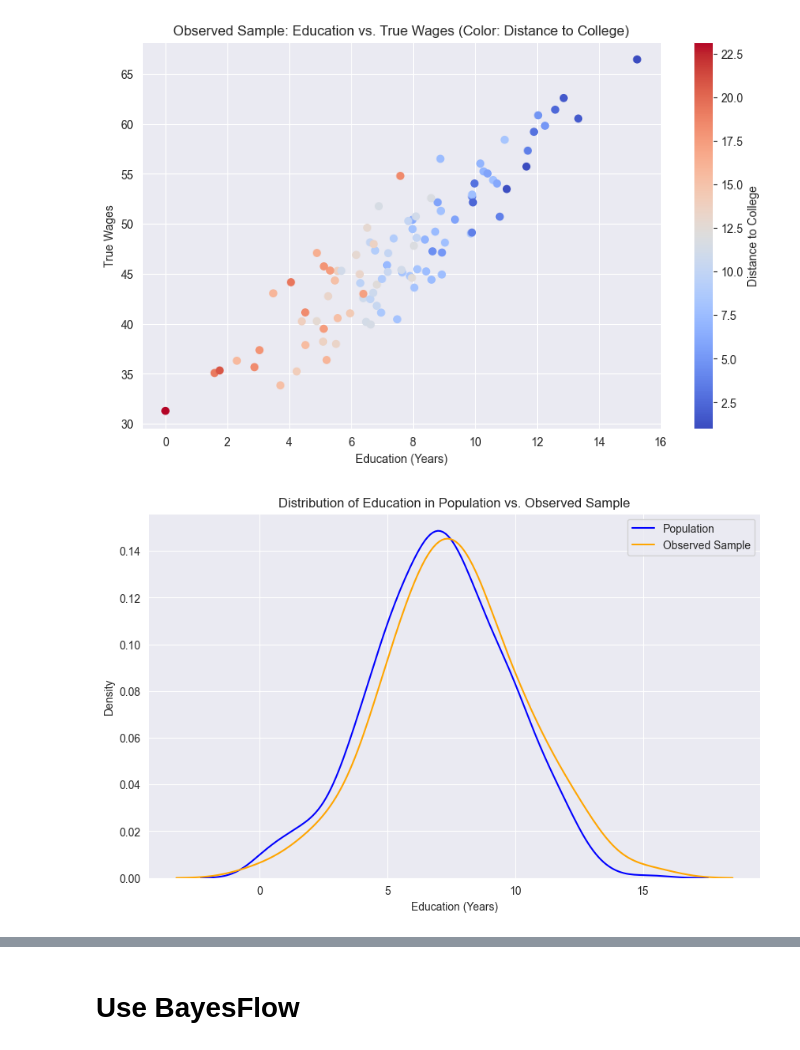
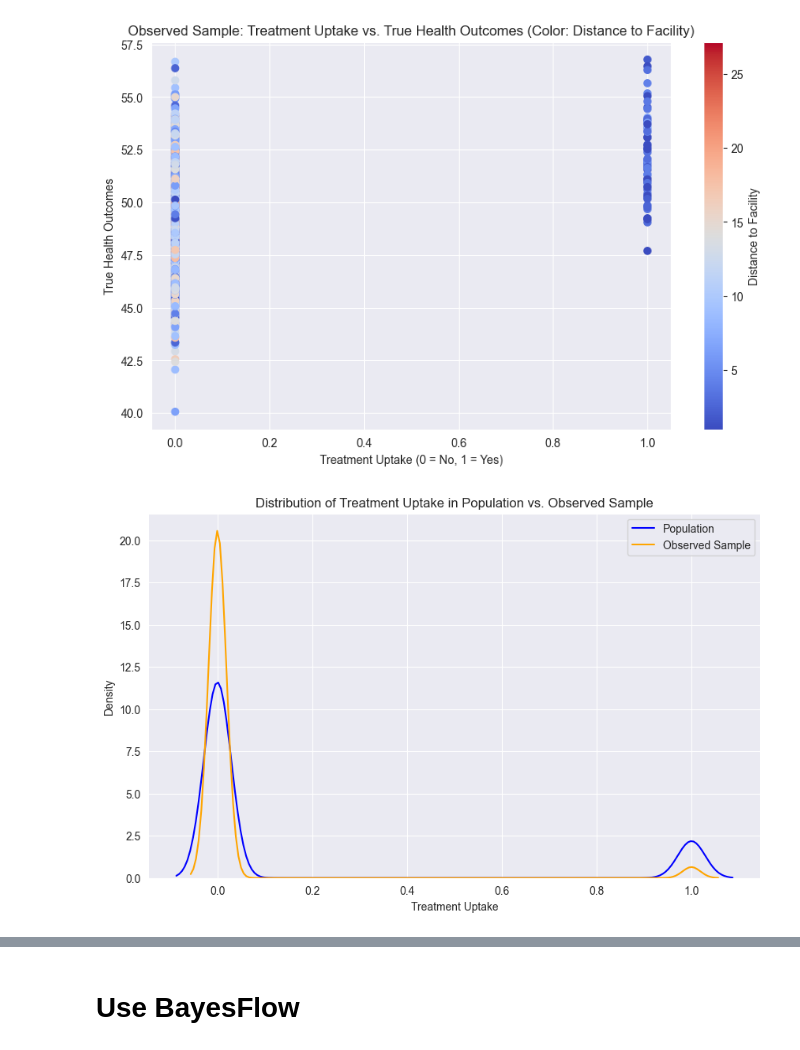
Before and after one commit to arrjon/AmortizedSelectionBias, a Jupyter notebook: IV example.ipynb, the cells around one changed output, grey strips where cells are left out. Saved outputs shown, nothing was run; the diff lists cells and outputs as text; code cells hidden in the pictures.

```diff
--- a/IV example.ipynb
+++ b/IV example.ipynb
@@ -60,36 +58,39 @@ def model(p_education: float = 2., ability_impact_wage: float = None, ability_im
 # %%
 np.random.seed(42)
 true_param = 2.0
-obs, pop = model(true_param, ability_impact_education=0.8, ability_impact_wage=3)
+obs, pop = clinical_trial_model(true_param, health_impact_treatment=0.8, health_impact_ability=3)
 # %%
-# Visualizing the relationship between education and true wages in the observed sample
+import matplotlib.pyplot as plt
+import seaborn as sns
+
+# Visualizing the relationship between treatment uptake and true health outcomes in the observed sample
 plt.figure(figsize=(10, 6))
-scatter = plt.scatter(x=obs['education'], y=obs['true_wages'], c=obs['distance_to_college'], cmap='coolwarm')
-plt.title('Observed Sample: Education vs. True Wages (Color: Distance to College)')
-plt.xlabel('Education (Years)')
-plt.ylabel('True Wages')
-plt.colorbar(scatter, label='Distance to College')
+scatter = plt.scatter(x=obs['treatment_uptake'], y=obs['true_health_outcomes'], c=obs['distance_to_facility'], cmap='coolwarm')
+plt.title('Observed Sample: Treatment Uptake vs. True Health Outcomes (Color: Distance to Facility)')
+plt.xlabel('Treatment Uptake (0 = No, 1 = Yes)')
+plt.ylabel('True Health Outcomes')
+plt.colorbar(scatter, label='Distance to Facility')
 plt.show()
 
-# Visualizing the distribution of education in both the population and observed sample
+# Visualizing the distribution of treatment uptake in both the population and observed sample
 plt.figure(figsize=(10, 6))
-sns.kdeplot(pop['education'], label='Population', color='blue')
-sns.kdeplot(obs['education'], label='Observed Sample', color='orange')
-plt.title('Distribution of Education in Population vs. Observed Sample')
-plt.xlabel('Education (Years)')
+sns.kdeplot(pop['treatment_uptake'], label='Population', color='blue', bw_adjust=0.5)
+sns.kdeplot(obs['treatment_uptake'], label='Observed Sample', color='orange', bw_adjust=0.5)
+plt.title('Distribution of Treatment Uptake in Population vs. Observed Sample')
+plt.xlabel('Treatment Uptake')
 plt.ylabel('Density')
 plt.legend()
 plt.show()
 
-# Visualizing the distribution of wages in both the population and observed sample
+# Visualizing the distribution of health outcomes in both the population and observed sample
 plt.figure(figsize=(10, 6))
-sns.kdeplot(pop['true_wages'], label='Population', color='green')
-sns.kdeplot(obs['true_wages'], label='Observed Sample', color='red')
-plt.title('Distribution of True Wages in Population vs. Observed Sample')
-plt.xlabel('True Wages')
+sns.kdeplot(pop['true_health_outcomes'], label='Population', color='green')
+sns.kdeplot(obs['true_health_outcomes'], label='Observed Sample', color='red')
+plt.title('Distribution of True Health Outcomes in Population vs. Observed Sample')
+plt.xlabel('True Health Outcomes')
 plt.ylabel('Density')
 plt.legend()
 plt.show()
 # %% [output]
-[figure, old version]
+[figure, new version]
-[figure, old version]
+[figure, new version]
```
Also changed, not shown: parts of 16 cells of this notebook.
